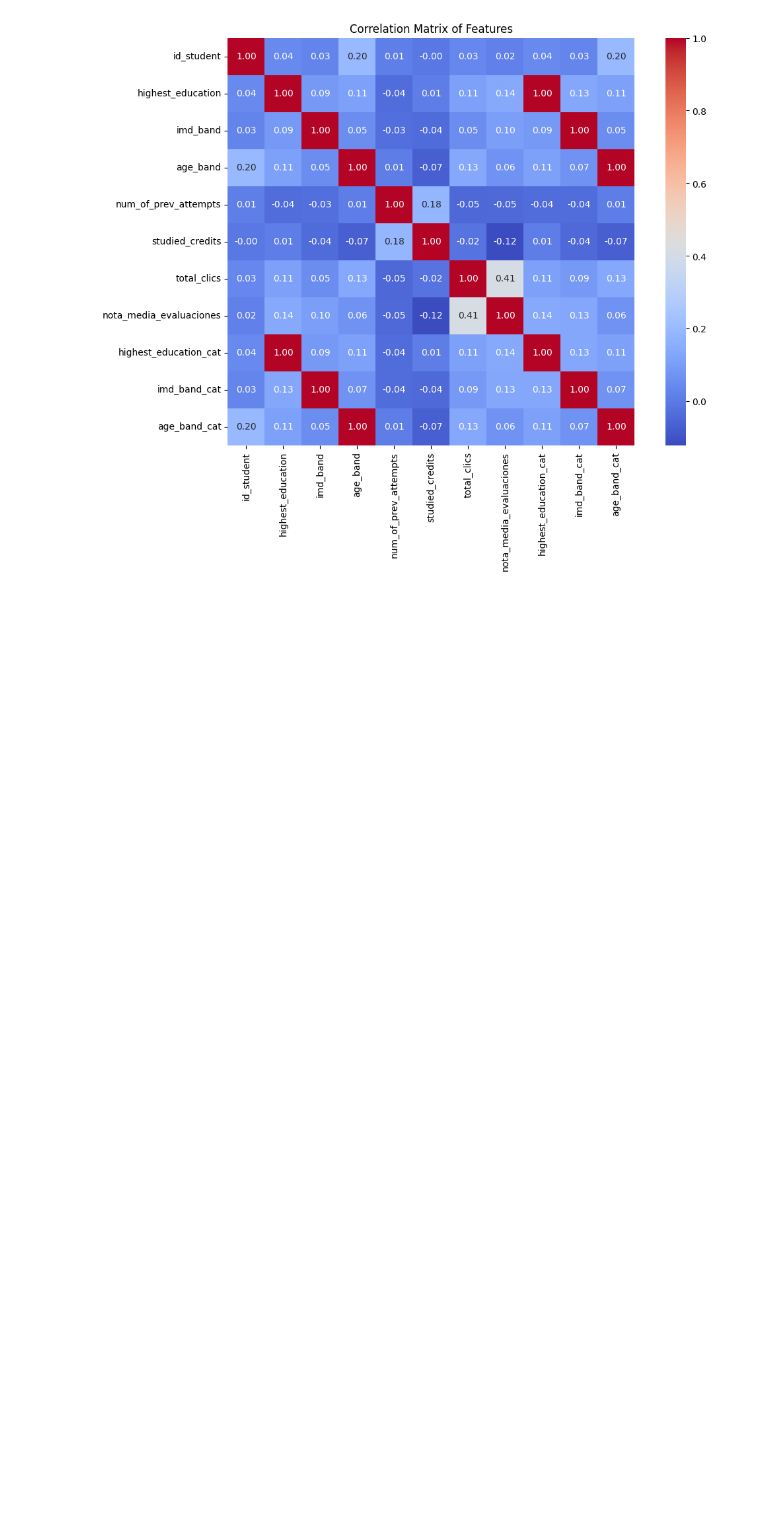
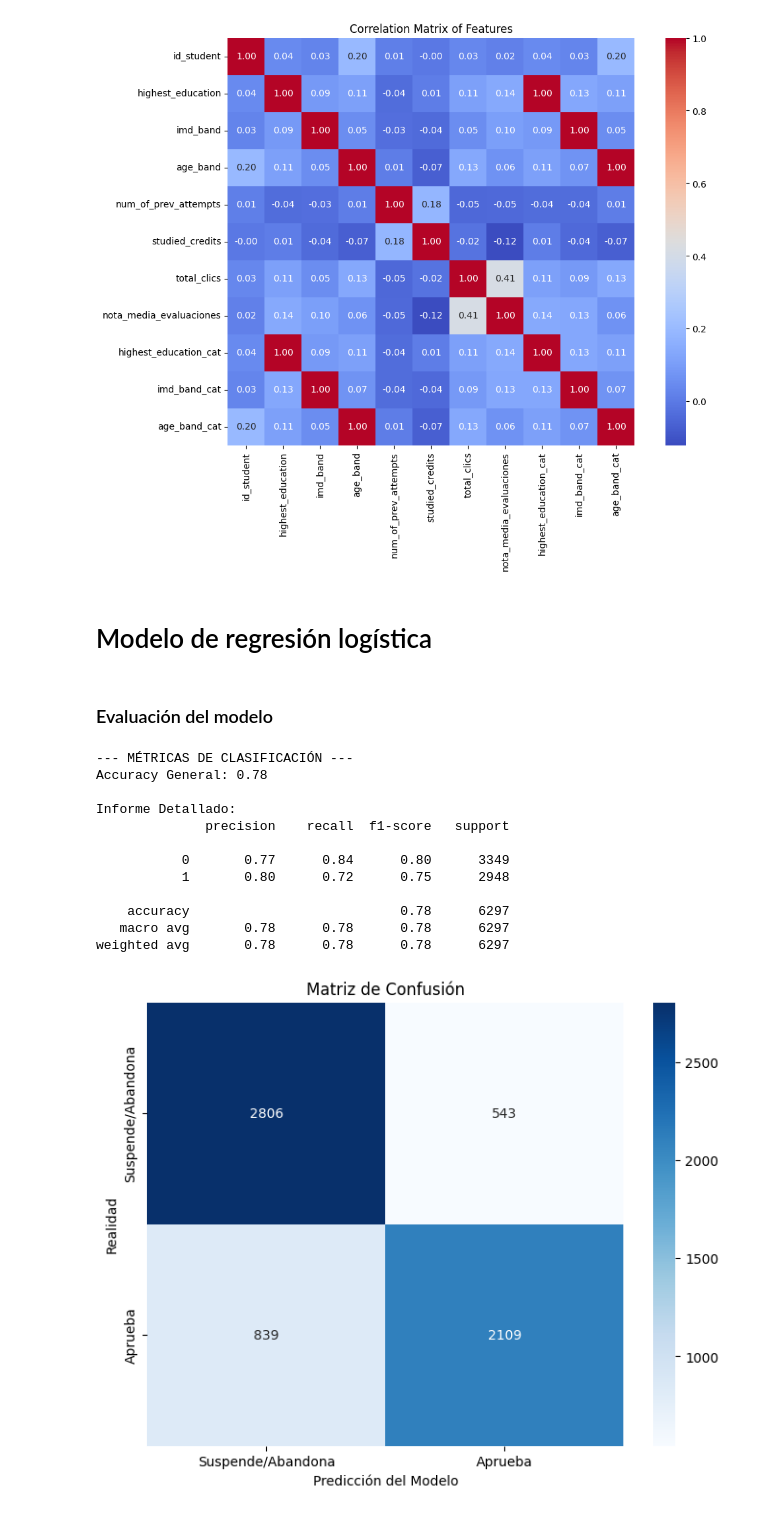
Before and after one commit to fmh9/Proyecto-IA-ORE, a Jupyter notebook: scikit-learn/oulad.ipynb, the cells around one changed output. Saved outputs shown, nothing was run; the diff lists cells and outputs as text; code cells hidden in the pictures; blank space fills up the shorter version.

```diff
--- a/scikit-learn/oulad.ipynb
+++ b/scikit-learn/oulad.ipynb
@@ -89,3 +89,5 @@ plt.title('Correlation Matrix of Features')
 plt.show()
 # %% [output]
 [figure]
+# %% [markdown]
+# Modelo de regresión logística
@@ -91,0 +122,76 @@ plt.show()
+# %% [markdown]
+### Evaluación del modelo
+# %%
+import pandas as pd
+import numpy as np
+import matplotlib.pyplot as plt
+import seaborn as sns
+from sklearn.model_selection import train_test_split
+from sklearn.preprocessing import StandardScaler
+from sklearn.linear_model import LogisticRegression
+from sklearn.metrics import classification_report, confusion_matrix, accuracy_score
+
+# 1. Cargar los datos
+df = pd.read_csv('oulad_todo_numerico.csv')
+
+# 2. Preparar X e y
+# 'final_result' es nuestra variable objetivo (1=Aprueba, 0=Suspende/Abandona)
+X = df.drop('final_result', axis=1)
+y = df['final_result']
+
+# 3. Dividir el dataset (80% entrenamiento, 20% prueba)
+X_train, X_test, y_train, y_test = train_test_split(X, y, test_size=0.20, random_state=42)
+
+# 4. Escalado de variables (Indispensable para Regresión Logística)
+scaler = StandardScaler()
+X_train_scaled = scaler.fit_transform(X_train)
+X_test_scaled = scaler.transform(X_test)
+
+# 5. Entrenar el modelo
+model = LogisticRegression(max_iter=1000)
+model.fit(X_train_scaled, y_train)
+
+# 6. Realizar predicciones
+y_pred = model.predict(X_test_scaled)
+
+# --- EVALUACIÓN ---
+
+print("--- MÉTRICAS DE CLASIFICACIÓN ---")
+print(f"Accuracy General: {accuracy_score(y_test, y_pred):.2f}")
+print("\nInforme Detallado:")
+print(classification_report(y_test, y_pred))
+
+# 7. Visualizar Matriz de Confusión
+plt.figure(figsize=(8,6))
+cm = confusion_matrix(y_test, y_pred)
+sns.heatmap(cm, annot=True, fmt='d', cmap='Blues',
+            xticklabels=['Suspende/Abandona', 'Aprueba'],
+            yticklabels=['Suspende/Abandona', 'Aprueba'])
+plt.xlabel('Predicción del Modelo')
+plt.ylabel('Realidad')
+plt.title('Matriz de Confusión')
+plt.show()
+
+# 8. Importancia de las variables (Coeficientes)
+importancia = pd.DataFrame({'Variable': X.columns, 'Coeficiente': model.coef_[0]})
+importancia = importancia.sort_values(by='Coeficiente', ascending=False)
+
+print("\n--- VARIABLES QUE MÁS INFLUYEN EN EL APROBADO ---")
+print(importancia.head(5))
+
+print("\n--- VARIABLES QUE MÁS INFLUYEN EN EL SUSPENSO ---")
+print(importancia.tail(5))
+# %% [output]
+--- MÉTRICAS DE CLASIFICACIÓN ---
+Accuracy General: 0.78
+
+Informe Detallado:
+              precision    recall  f1-score   support
+
+           0       0.77      0.84      0.80      3349
+           1       0.80      0.72      0.75      2948
+
+    accuracy                           0.78      6297
+   macro avg       0.78      0.78      0.78      6297
+weighted avg       0.78      0.78      0.78      6297
+[figure, added]
```
Also changed, not shown: parts of 4 cells of this notebook.
